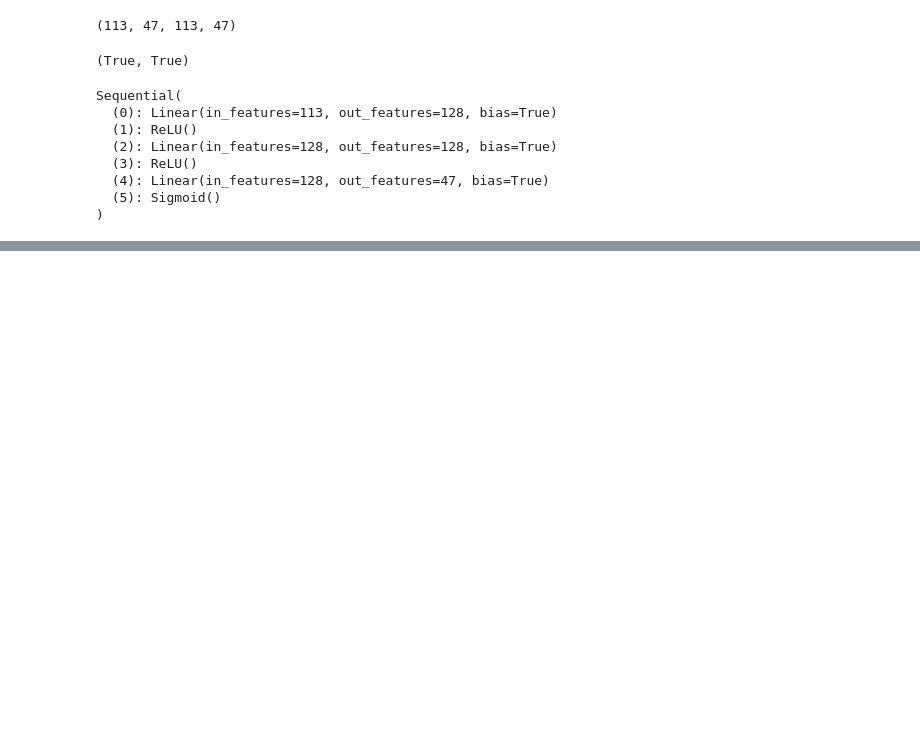
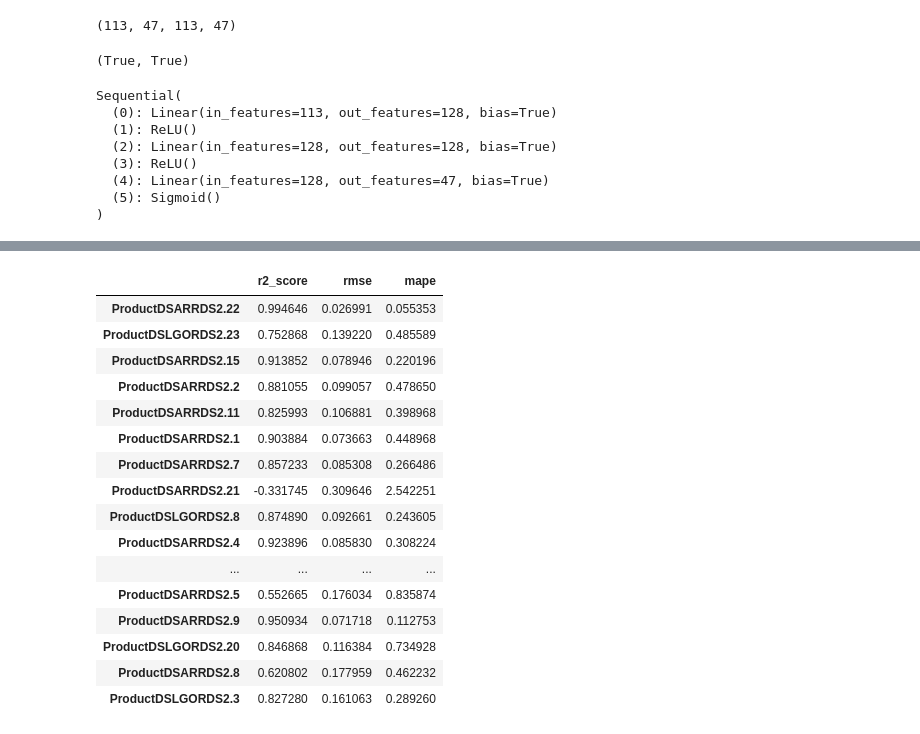
Before and after one commit to skywalker0803r/RDS, a Jupyter notebook: Modeling.ipynb, the cells around one changed output, grey strips where cells are left out. Drawn from its saved outputs; the diff is of its cells as text; code cells hidden in the pictures; blank space fills up the shorter version.

```diff
--- a/Modeling.ipynb
+++ b/Modeling.ipynb
@@ -233,0 +235,25 @@ mape: 0.37876296
+# %%
+df_metrics = pd.DataFrame()
+for a,b,c in zip(y_real,y_pred,y_col):
+    df_metrics.loc[c,'r2_score'] = r2_score(a.detach().numpy(),b.detach().numpy())
+    df_metrics.loc[c,'rmse'] = sqrt(mean_squared_error(a.detach().numpy(),b.detach().numpy()))
+    df_metrics.loc[c,'mape'] = mape(a.detach().numpy(),b.detach().numpy())
+df_metrics
+# %% [output]
+|  | r2_score | rmse | mape |
+| ProductDSARRDS2.22 | 0.994646 | 0.026991 | 0.055353 |
+| ProductDSLGORDS2.23 | 0.752868 | 0.139220 | 0.485589 |
+| ProductDSARRDS2.15 | 0.913852 | 0.078946 | 0.220196 |
+| ProductDSARRDS2.2 | 0.881055 | 0.099057 | 0.478650 |
+| ProductDSARRDS2.11 | 0.825993 | 0.106881 | 0.398968 |
+| ProductDSARRDS2.1 | 0.903884 | 0.073663 | 0.448968 |
+| ProductDSARRDS2.7 | 0.857233 | 0.085308 | 0.266486 |
+| ProductDSARRDS2.21 | -0.331745 | 0.309646 | 2.542251 |
+| ProductDSLGORDS2.8 | 0.874890 | 0.092661 | 0.243605 |
+| ProductDSARRDS2.4 | 0.923896 | 0.085830 | 0.308224 |
+| ... | ... | ... | ... |
+| ProductDSARRDS2.5 | 0.552665 | 0.176034 | 0.835874 |
+| ProductDSARRDS2.9 | 0.950934 | 0.071718 | 0.112753 |
+| ProductDSLGORDS2.20 | 0.846868 | 0.116384 | 0.734928 |
+| ProductDSARRDS2.8 | 0.620802 | 0.177959 | 0.462232 |
+| ProductDSLGORDS2.3 | 0.827280 | 0.161063 | 0.289260 |
```
Also changed, not shown: parts of 4 cells of this notebook.
